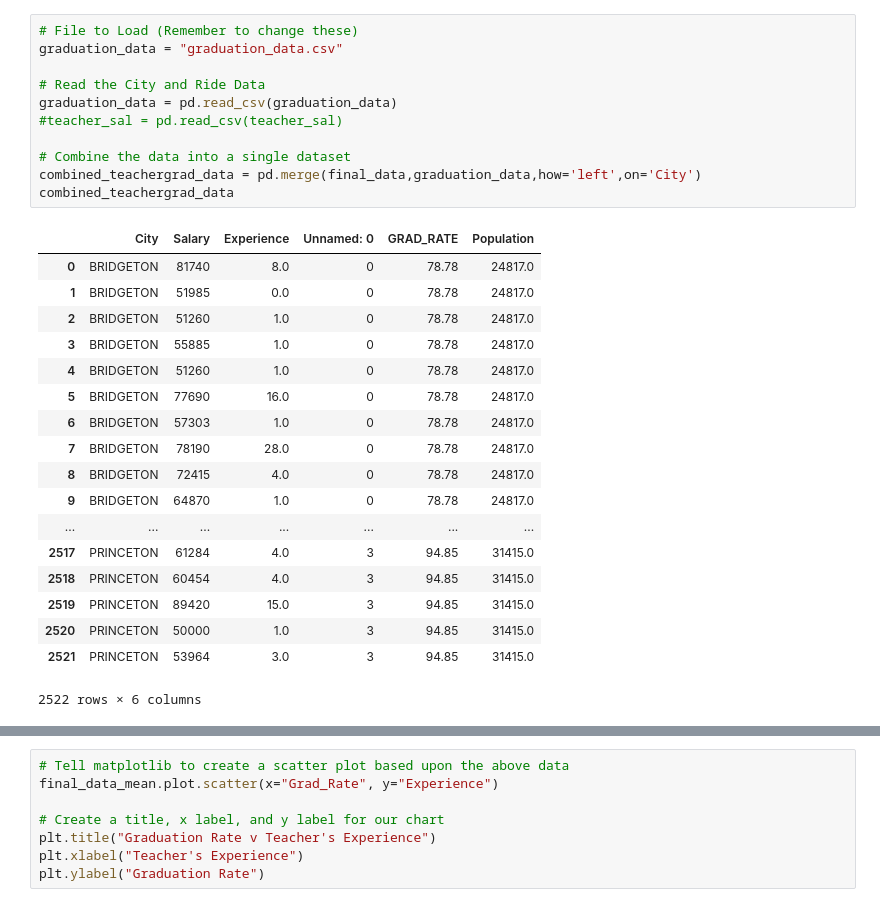
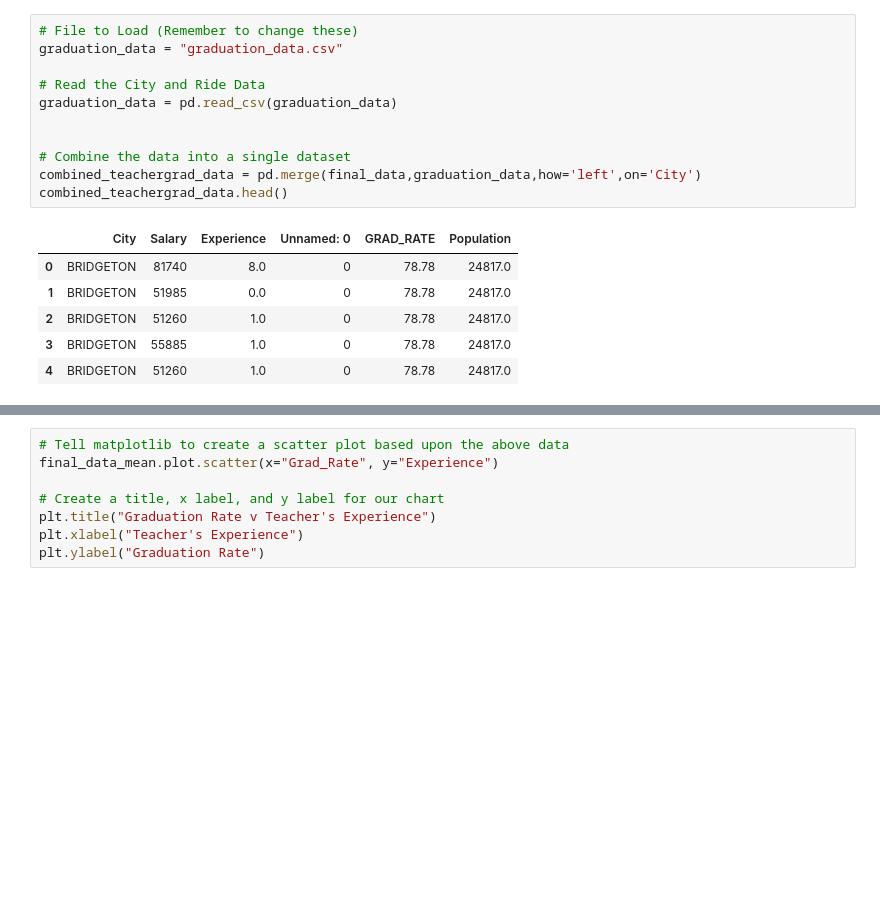
Before and after one commit to fab5-rutgers/first_project, a Jupyter notebook: Teacher_salary/Sal_Exp_Grad_V.5.ipynb, the cells around one changed output, grey strips where cells are left out. Cells and saved outputs as stored; diff of their text form; blank space fills up the shorter version.

```diff
--- a/Teacher_salary/Sal_Exp_Grad_V.5.ipynb
+++ b/Teacher_salary/Sal_Exp_Grad_V.5.ipynb
@@ -85,33 +61,21 @@ final_data
 # %%
 # File to Load (Remember to change these)
 graduation_data = "graduation_data.csv"
 
 # Read the City and Ride Data
 graduation_data = pd.read_csv(graduation_data)
-#teacher_sal = pd.read_csv(teacher_sal)
+
 
 # Combine the data into a single dataset
 combined_teachergrad_data = pd.merge(final_data,graduation_data,how='left',on='City')
-combined_teachergrad_data
+combined_teachergrad_data.head()
 # %% [output]
 |  | City | Salary | Experience | Unnamed: 0 | GRAD_RATE | Population |
 | 0 | BRIDGETON | 81740 | 8.0 | 0 | 78.78 | 24817.0 |
 | 1 | BRIDGETON | 51985 | 0.0 | 0 | 78.78 | 24817.0 |
 | 2 | BRIDGETON | 51260 | 1.0 | 0 | 78.78 | 24817.0 |
 | 3 | BRIDGETON | 55885 | 1.0 | 0 | 78.78 | 24817.0 |
 | 4 | BRIDGETON | 51260 | 1.0 | 0 | 78.78 | 24817.0 |
-| 5 | BRIDGETON | 77690 | 16.0 | 0 | 78.78 | 24817.0 |
-| 6 | BRIDGETON | 57303 | 1.0 | 0 | 78.78 | 24817.0 |
-| 7 | BRIDGETON | 78190 | 28.0 | 0 | 78.78 | 24817.0 |
-| 8 | BRIDGETON | 72415 | 4.0 | 0 | 78.78 | 24817.0 |
-| 9 | BRIDGETON | 64870 | 1.0 | 0 | 78.78 | 24817.0 |
-| ... | ... | ... | ... | ... | ... | ... |
-| 2517 | PRINCETON | 61284 | 4.0 | 3 | 94.85 | 31415.0 |
-| 2518 | PRINCETON | 60454 | 4.0 | 3 | 94.85 | 31415.0 |
-| 2519 | PRINCETON | 89420 | 15.0 | 3 | 94.85 | 31415.0 |
-| 2520 | PRINCETON | 50000 | 1.0 | 3 | 94.85 | 31415.0 |
-| 2521 | PRINCETON | 53964 | 3.0 | 3 | 94.85 | 31415.0 |
-2522 rows × 6 columns
 # %%
 #To get mean
 final_data_mean = combined_teachergrad_data.groupby("City").mean()
```
Also changed, not shown: parts of 8 cells of this notebook, 3 other files.
